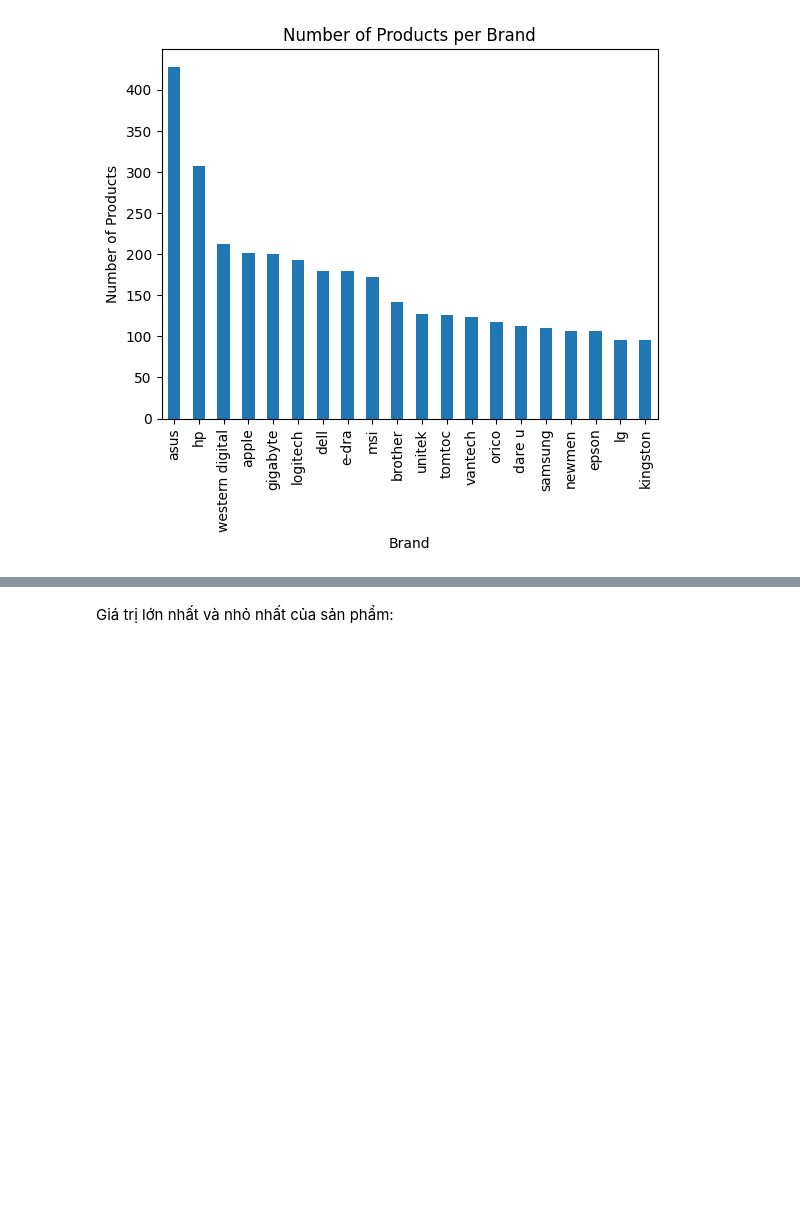
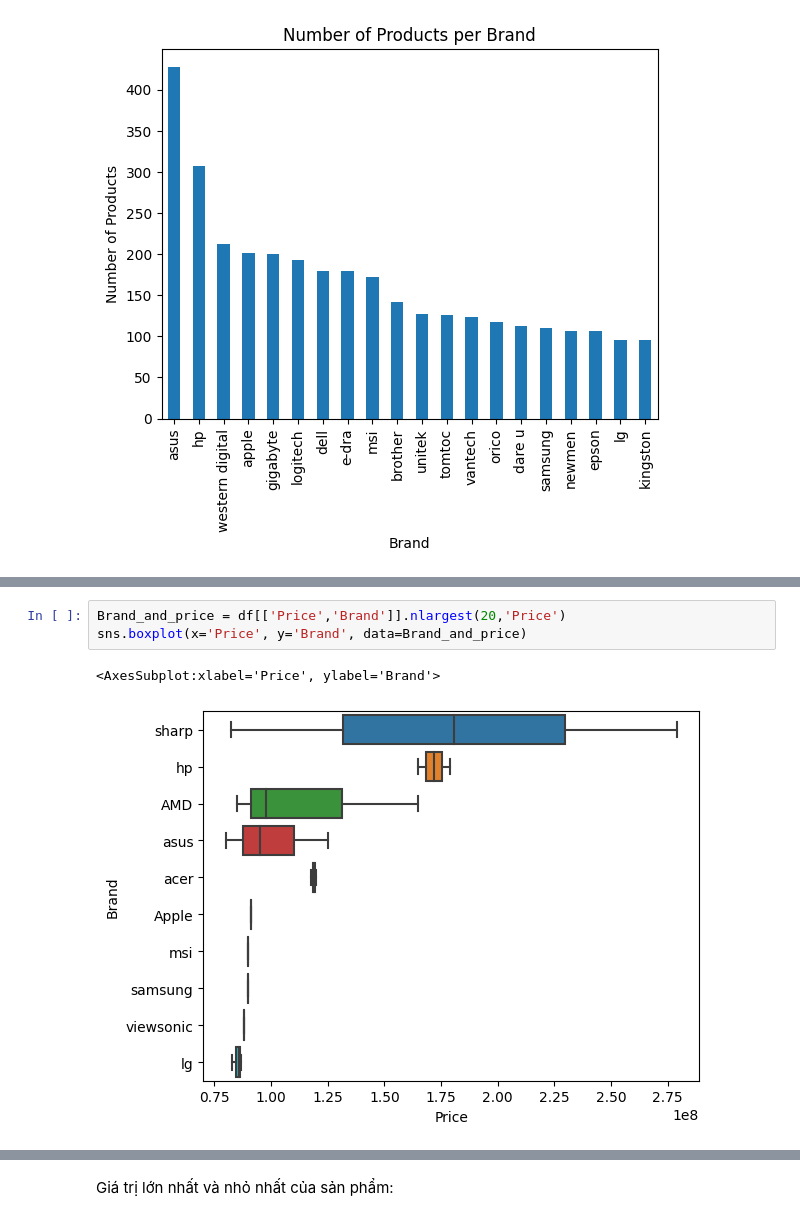
Before and after one commit to thanhdatnguyen1809/chatbot-rasa, a Jupyter notebook: data.ipynb, the cells around one changed output, grey strips where cells are left out. Saved outputs shown, nothing was run; the diff lists cells and outputs as text; blank space fills up the shorter version.

```diff
--- a/data.ipynb
+++ b/data.ipynb
@@ -164,0 +263,6 @@ plt.show()
+# %%
+Brand_and_price = df[['Price','Brand']].nlargest(20,'Price')
+sns.boxplot(x='Price', y='Brand', data=Brand_and_price)
+# %% [output]
+<AxesSubplot:xlabel='Price', ylabel='Brand'>
+[figure, added]
```
Also changed, not shown: parts of 26 cells of this notebook, 1 other file.
